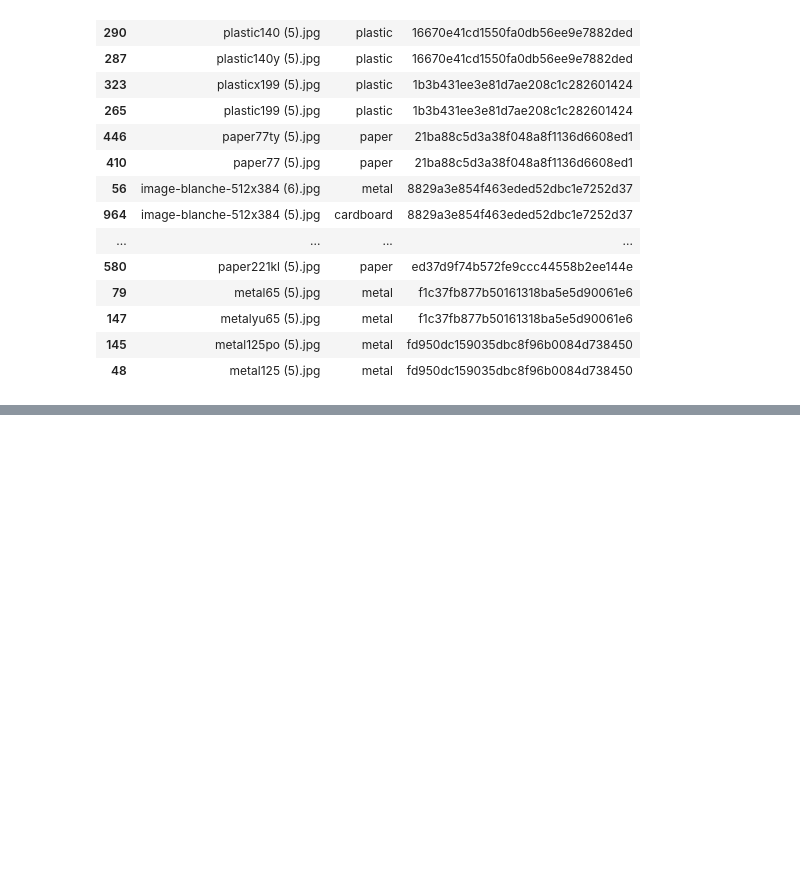
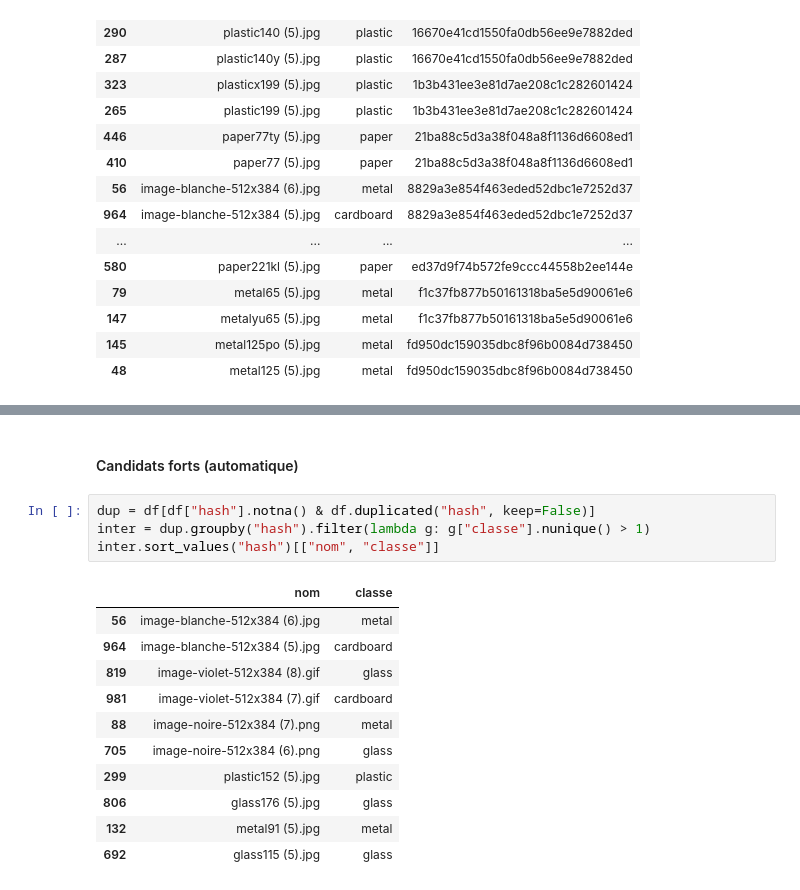
Before and after one commit to sinendoye/atelier_prepa_donnees_images, a Jupyter notebook: notebooks/atelier_prepa_donnees_images.ipynb, the cells around one changed output, grey strips where cells are left out. Cells and saved outputs as stored; diff of their text form; blank space fills up the shorter version.

```diff
--- a/notebooks/atelier_prepa_donnees_images.ipynb
+++ b/notebooks/atelier_prepa_donnees_images.ipynb
@@ -318,0 +327,18 @@ groupes.sort_values("hash")[["nom", "classe", "hash"]]
+# %% [markdown]
+#### Candidats forts (automatique)
+# %%
+dup = df[df["hash"].notna() & df.duplicated("hash", keep=False)]
+inter = dup.groupby("hash").filter(lambda g: g["classe"].nunique() > 1)
+inter.sort_values("hash")[["nom", "classe"]]
+# %% [output]
+|  | nom | classe |
+| 56 | image-blanche-512x384 (6).jpg | metal |
+| 964 | image-blanche-512x384 (5).jpg | cardboard |
+| 819 | image-violet-512x384 (8).gif | glass |
+| 981 | image-violet-512x384 (7).gif | cardboard |
+| 88 | image-noire-512x384 (7).png | metal |
+| 705 | image-noire-512x384 (6).png | glass |
+| 299 | plastic152 (5).jpg | plastic |
+| 806 | glass176 (5).jpg | glass |
+| 132 | metal91 (5).jpg | metal |
+| 692 | glass115 (5).jpg | glass |
```
Also changed, not shown: parts of 8 cells of this notebook, 1 other file.
